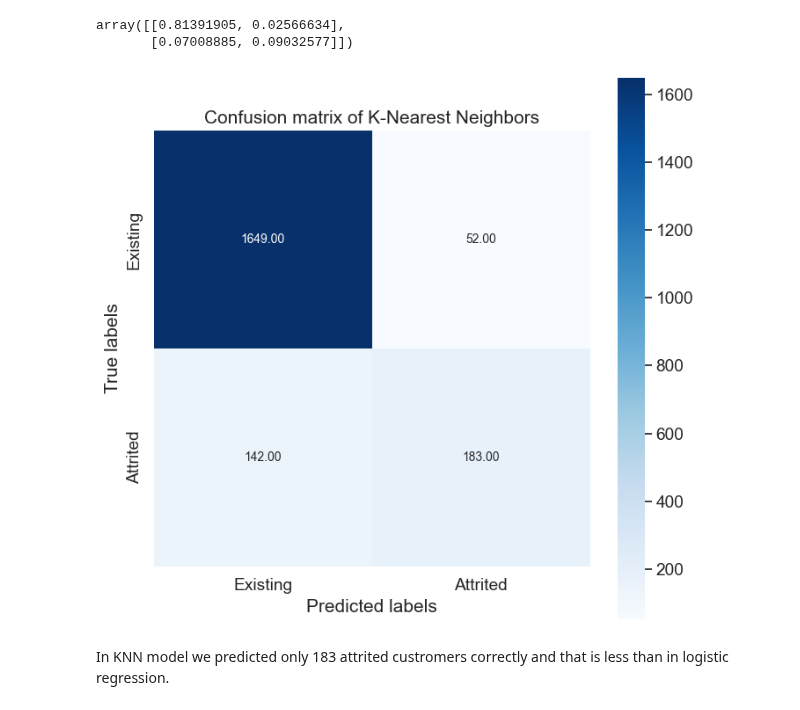
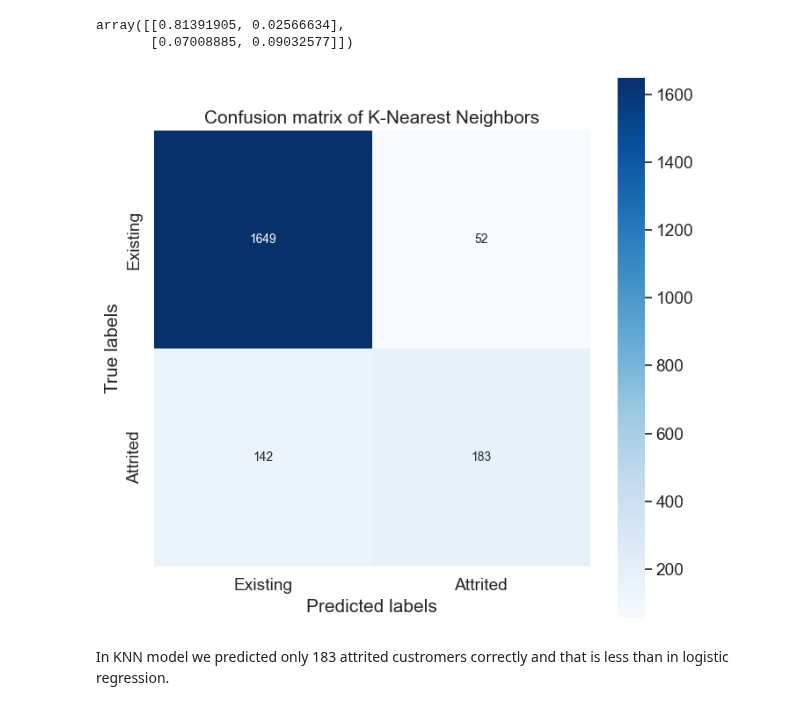
Before and after one commit to kasiadybcio/Credit_card, a Jupyter notebook: notebooks/4.summary.ipynb, the cells around one changed output. Drawn from its saved outputs; the diff is of its cells as text; code cells hidden in the pictures.

```diff
--- a/notebooks/4.summary.ipynb
+++ b/notebooks/4.summary.ipynb
@@ -193,15 +193,15 @@ array([[0.81391905, 0.02566634],
 # %%
 sns.set_style("whitegrid",{'font_scale':'1.6'})
 plt.figure(figsize=(8, 8))
-g = sns.heatmap(confusion_matrix(pred["true"], pred['KNN_pred']),annot=True, square=True, fmt=".2f", annot_kws={"size": 10},cmap = 'Blues')
+g = sns.heatmap(confusion_matrix(pred["true"], pred['KNN_pred']),annot=True, square=True, fmt=".0f", annot_kws={"size": 10},cmap = 'Blues')
 plt.title("Confusion matrix of K-Nearest Neighbors")
 g.set_xlabel('Predicted labels')
 g.set_ylabel('True labels');
 g.xaxis.set_ticklabels(['Existing', 'Attrited'])
 g.yaxis.set_ticklabels(['Existing', 'Attrited'])
 plt.show()
 # %% [output]
-[figure, old version]
+[figure, new version]
 # %% [markdown]
 In KNN model we predicted only 183 attrited custromers correctly and that is less than in logistic regression.
 # %% [markdown]
```
Also changed, not shown: parts of 7 cells of this notebook.
